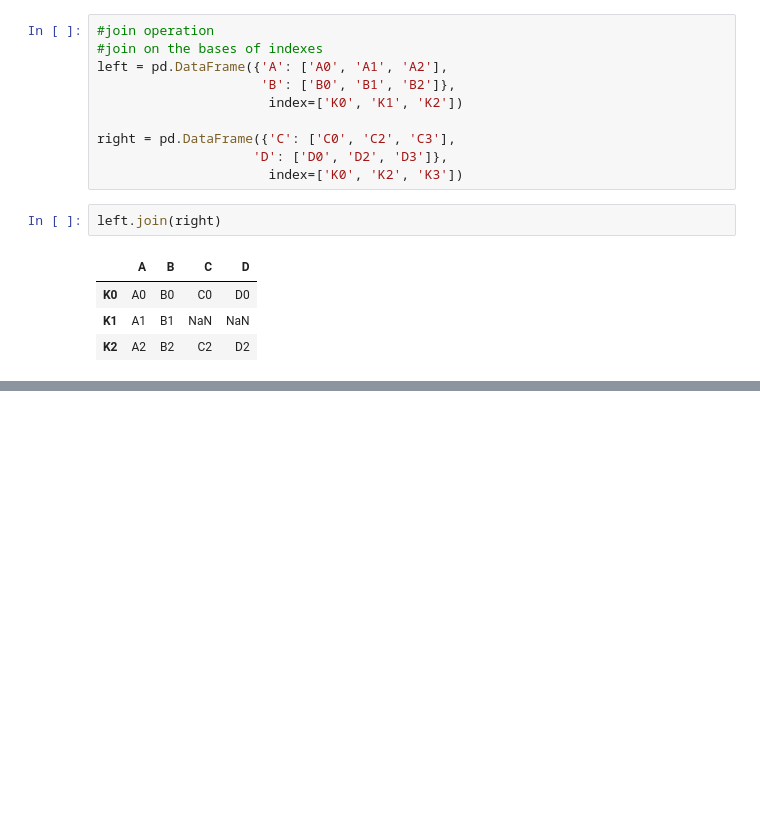
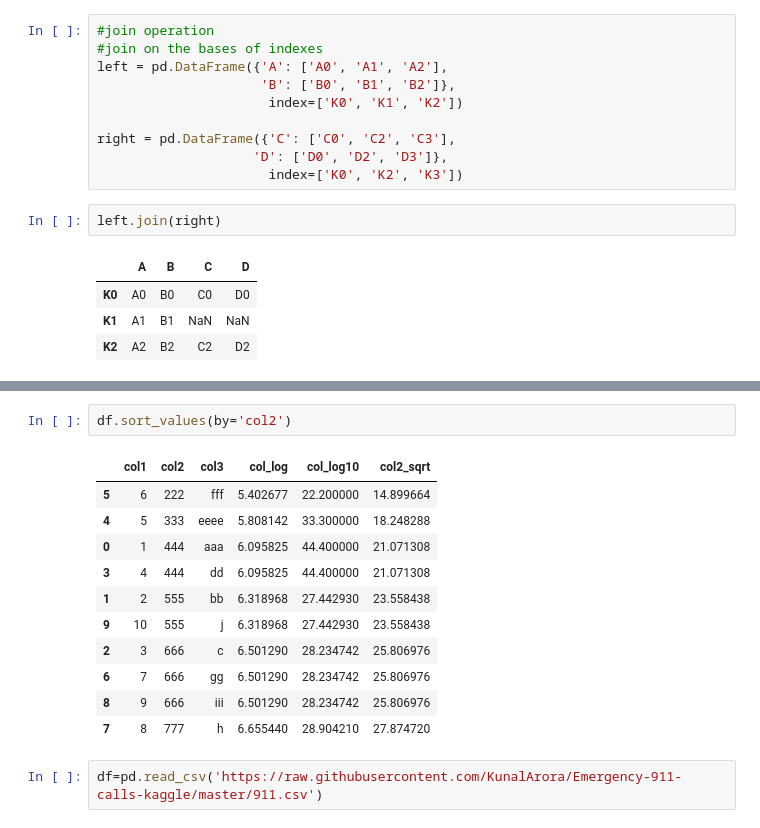
Before and after one commit to KrishnaDesai16/ML-DL, a Jupyter notebook: python/Pandas/PandasDatamaupulation2.ipynb, the cells around one changed output, grey strips where cells are left out. Cells and saved outputs as stored; diff of their text form; blank space fills up the shorter version.

```diff
--- a/python/Pandas/PandasDatamaupulation2.ipynb
+++ b/python/Pandas/PandasDatamaupulation2.ipynb
@@ -281,0 +475,16 @@ left.join(right)
+# %%
+df.sort_values(by='col2')
+# %% [output]
+|  | col1 | col2 | col3 | col_log | col_log10 | col2_sqrt |
+| 5 | 6 | 222 | fff | 5.402677 | 22.200000 | 14.899664 |
+| 4 | 5 | 333 | eeee | 5.808142 | 33.300000 | 18.248288 |
+| 0 | 1 | 444 | aaa | 6.095825 | 44.400000 | 21.071308 |
+| 3 | 4 | 444 | dd | 6.095825 | 44.400000 | 21.071308 |
+| 1 | 2 | 555 | bb | 6.318968 | 27.442930 | 23.558438 |
+| 9 | 10 | 555 | j | 6.318968 | 27.442930 | 23.558438 |
+| 2 | 3 | 666 | c | 6.501290 | 28.234742 | 25.806976 |
+| 6 | 7 | 666 | gg | 6.501290 | 28.234742 | 25.806976 |
+| 8 | 9 | 666 | iii | 6.501290 | 28.234742 | 25.806976 |
+| 7 | 8 | 777 | h | 6.655440 | 28.904210 | 27.874720 |
+# %%
+df=pd.read_csv('https://raw.githubusercontent.com/KunalArora/Emergency-911-calls-kaggle/master/911.csv')
```
Also changed, not shown: parts of 38 cells of this notebook.
